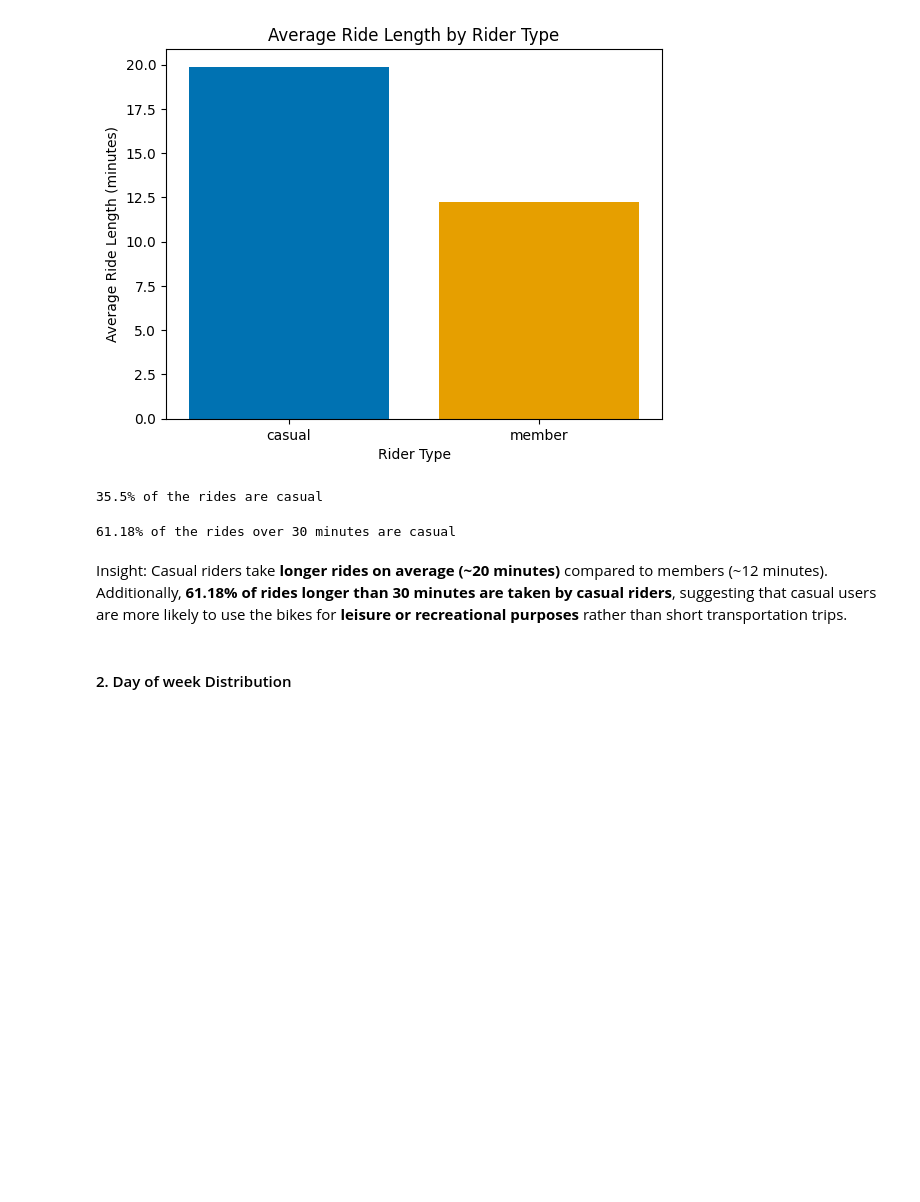
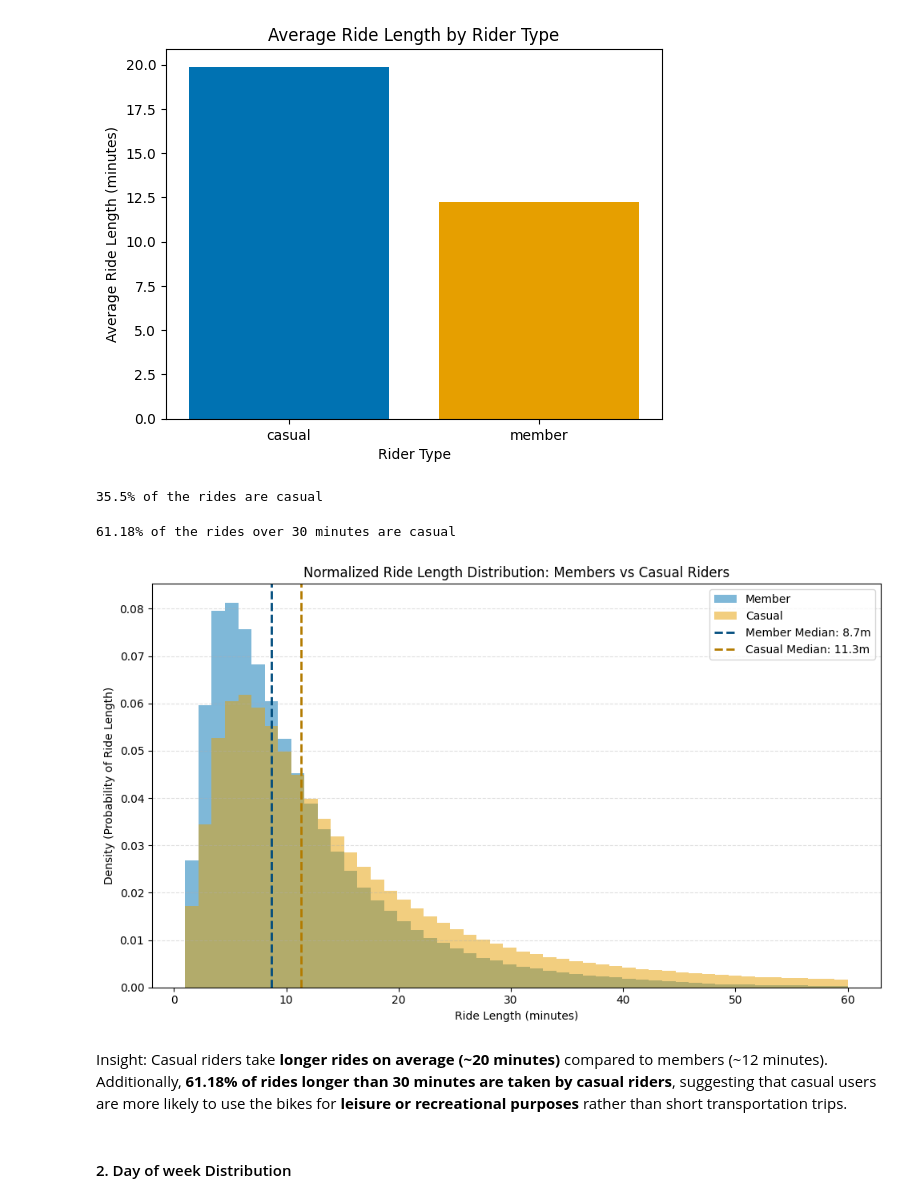
Before and after one commit to Fareed04/Case_Study__Cyclistic_bike_share_analysis, a Jupyter notebook: notebooks/experiments.ipynb, the cells around one changed output. Cells and saved outputs as stored; diff of their text form; code cells hidden in the pictures; blank space fills up the shorter version.

Commit message:
add ride length distribution analysis with normalized histogram

```diff
--- a/notebooks/experiments.ipynb
+++ b/notebooks/experiments.ipynb
@@ -331,6 +331,35 @@ percent = (rides_over_30_casual / rides_over_30) * 100
 print(f"{round(percent, 2)}% of the rides over 30 minutes are casual")
 # %% [output]
 61.18% of the rides over 30 minutes are casual
+# %%
+# Filtering the data and limiting the range (0-60 mins)
+member_rides = cleaned_data[(cleaned_data['member_casual'] == 'member') & (cleaned_data['ride_length_mins'] <= 60)]['ride_length_mins']
+casual_rides = cleaned_data[(cleaned_data['member_casual'] == 'casual') & (cleaned_data['ride_length_mins'] <= 60)]['ride_length_mins']
+
+# Plotting Two Histograms (Overlapping)
+plt.figure(figsize=(10, 6))
+
+# density=True is the magic ingredient here
+plt.hist(member_rides, bins=50, alpha=0.5, label='Member', color='#0072B2', density=True)
+plt.hist(casual_rides, bins=50, alpha=0.5, label='Casual', color='#E69F00', density=True)
+
+# labels
+plt.title('Normalized Ride Length Distribution: Members vs Casual Riders')
+plt.xlabel('Ride Length (minutes)')
+plt.ylabel('Density (Probability of Ride Length)') # Changed from "Number of Rides"
+plt.axvline(member_rides.median(), color='#004C7D', linestyle='dashed', linewidth=2, label=f'Member Median: {member_rides.median():.1f}m')
+plt.axvline(casual_rides.median(), color='#B37B00', linestyle='dashed', linewidth=2, label=f'Casual Median: {casual_rides.median():.1f}m')
+plt.legend()
+plt.grid(axis='y', linestyle='--', alpha=0.4)
+
+# Saving the Chart
+plt.tight_layout()
+plt.savefig("../images/ride_length_distribution.png")
+
+# Display
+plt.show()
+# %% [output]
+[figure, added]
 # %% [markdown]
 Insight: Casual riders take **longer rides on average (~20 minutes)** compared to members (~12 minutes). Additionally, **61.18% of rides longer than 30 minutes are taken by casual riders**, suggesting that casual users are more likely to use the bikes for **leisure or recreational purposes** rather than short transportation trips.
 # %% [markdown]
```
Also changed, not shown: 2 other files.
